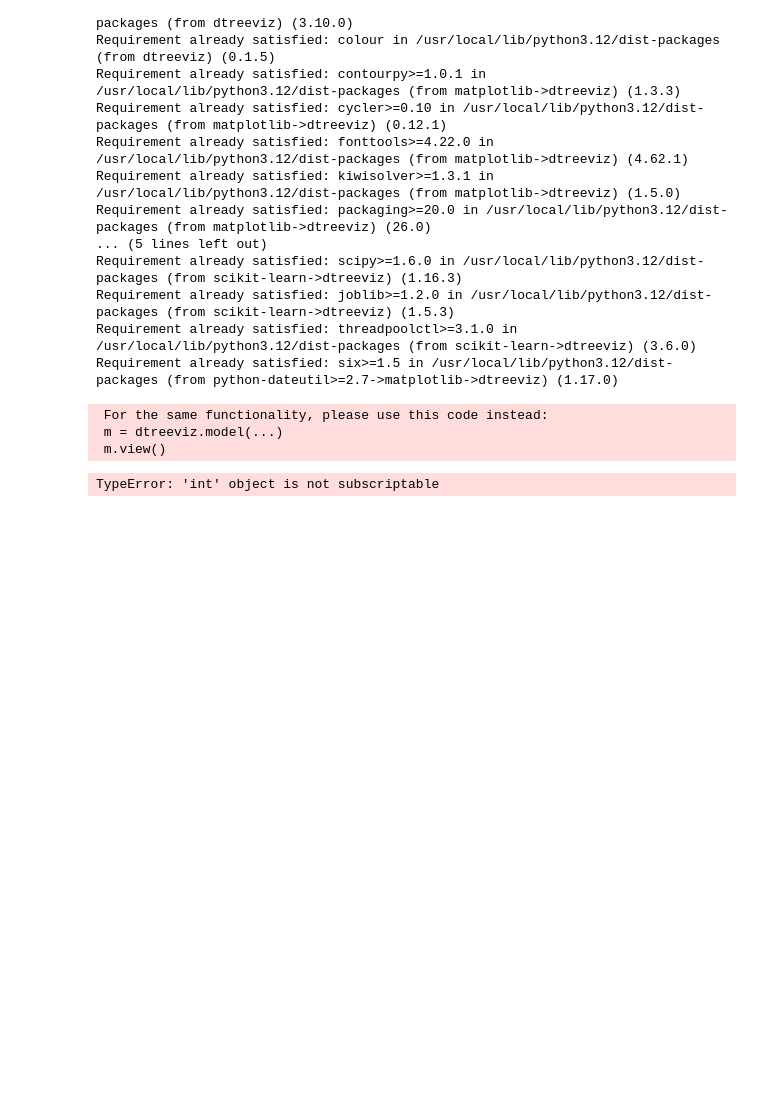
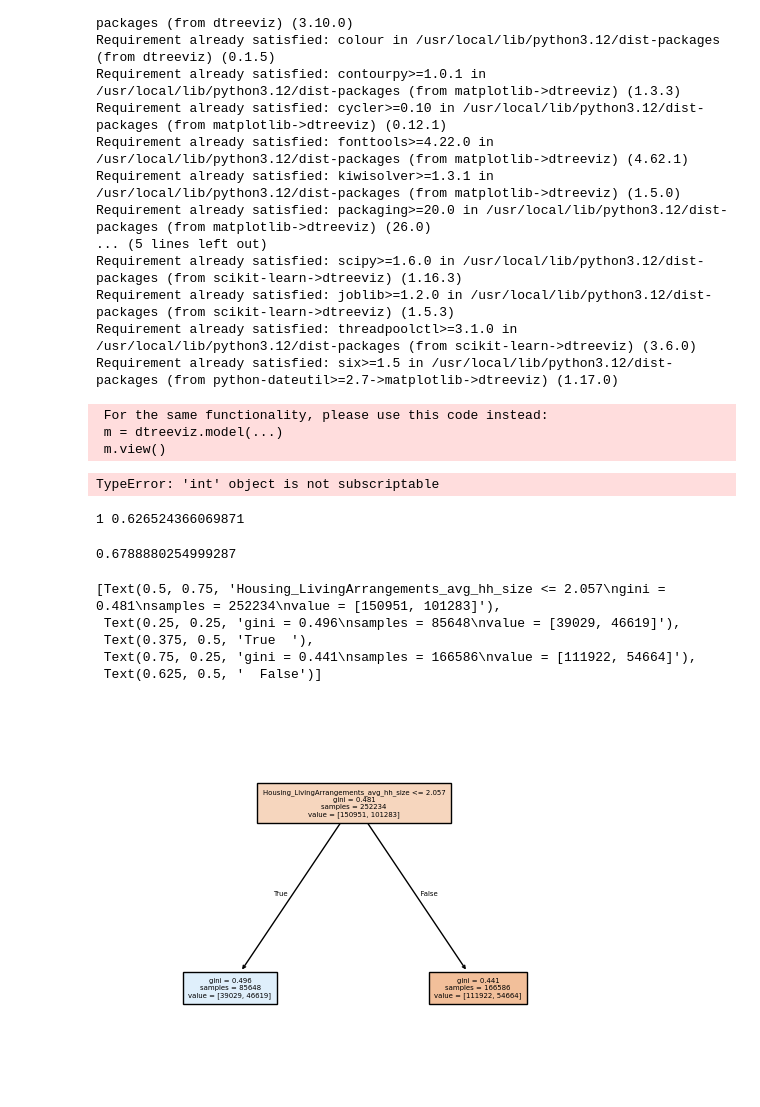
Before and after one commit to shohinis/rentsmart, a Jupyter notebook: decisiontree.ipynb, the cells around one changed output. Cells and saved outputs as stored; diff of their text form; code cells hidden in the pictures; blank space fills up the shorter version.

```diff
--- a/decisiontree.ipynb
+++ b/decisiontree.ipynb
@@ -85,3 +129,26 @@ Requirement already satisfied: six>=1.5 in /usr/local/lib/python3.12/dist-packag
  m = dtreeviz.model(...)
  m.view()
 TypeError: 'int' object is not subscriptable
+# %%
+cytrain = ytrain.map(lambda x: x>0)
+cytest = ytest.map(lambda x: x>0)
+for depth in range(1, 20):
+    treeclass = sklearn.tree.DecisionTreeClassifier(max_depth=depth)
+    treeclass.fit(Xtrain, cytrain)
+    # treeclass.score(Xtest, cytest)
+    print(depth, treeclass.score(Xtest, cytest))
+# %% [output]
+1 0.626524366069871
+# %%
+treeclass.score(Xtest, cytest)
+# %% [output]
+0.6788880254999287
+# %%
+sklearn.tree.plot_tree(treeclass, feature_names= X.columns, filled=True, fontsize=5)
+# %% [output]
+[Text(0.5, 0.75, 'Housing_LivingArrangements_avg_hh_size <= 2.057\ngini = 0.481\nsamples = 252234\nvalue = [150951, 101283]'),
+ Text(0.25, 0.25, 'gini = 0.496\nsamples = 85648\nvalue = [39029, 46619]'),
+ Text(0.375, 0.5, 'True  '),
+ Text(0.75, 0.25, 'gini = 0.441\nsamples = 166586\nvalue = [111922, 54664]'),
+ Text(0.625, 0.5, '  False')]
+[figure, added]
```
Also changed, not shown: parts of 4 cells of this notebook, 1 other file.
